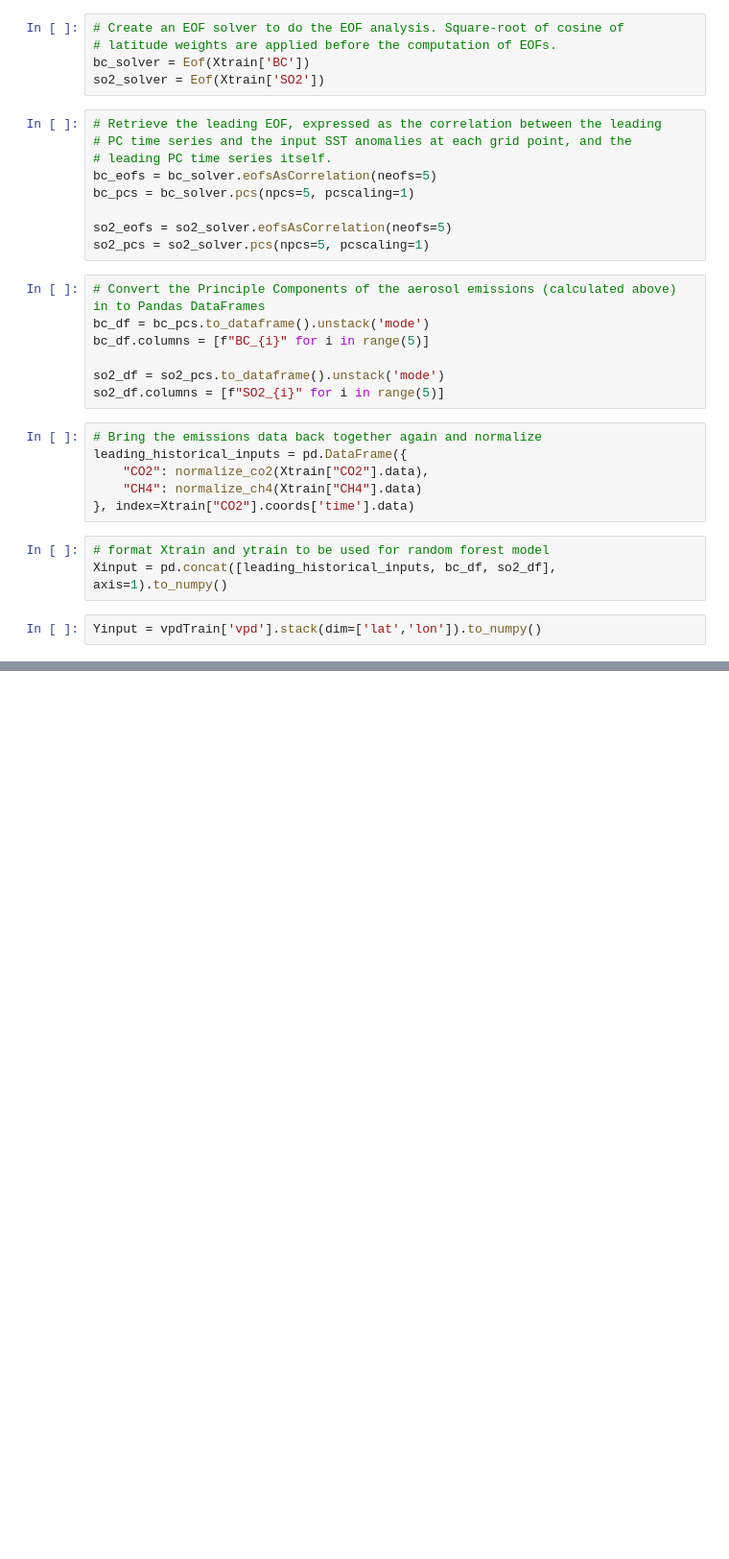
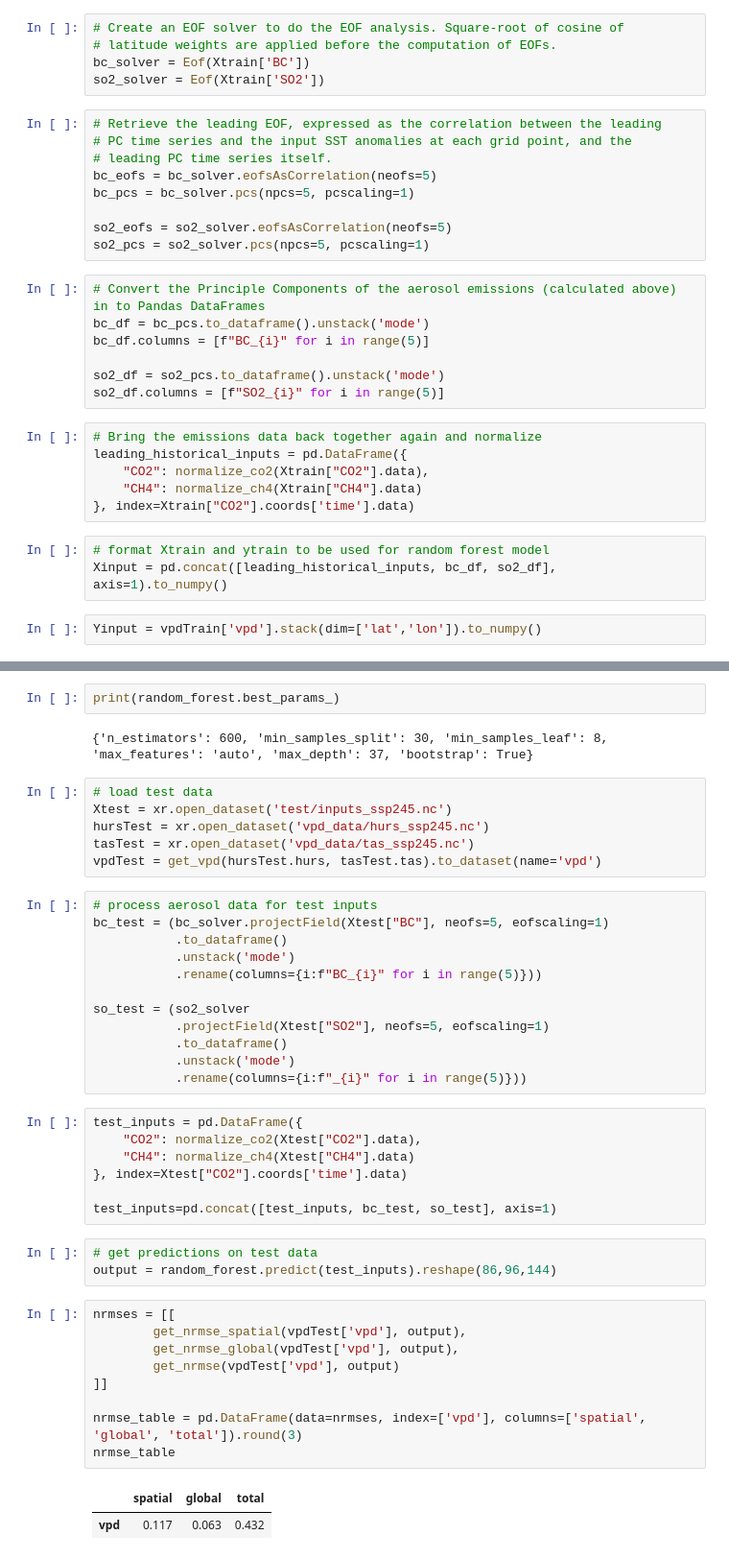
Before and after one commit to njbrodie/DSC180B-B03, a Jupyter notebook: vpd_rf.ipynb, the cells around one changed output, grey strips where cells are left out. Shown: that part at 96% size. Drawn from its saved outputs; the diff is of its cells as text; blank space fills up the shorter version.

```diff
--- a/vpd_rf.ipynb
+++ b/vpd_rf.ipynb
@@ -150,0 +171,44 @@ Fitting 3 folds for each of 29 candidates, totalling 87 fits
+# %%
+print(random_forest.best_params_)
+# %% [output]
+{'n_estimators': 600, 'min_samples_split': 30, 'min_samples_leaf': 8, 'max_features': 'auto', 'max_depth': 37, 'bootstrap': True}
+# %%
+# load test data
+Xtest = xr.open_dataset('test/inputs_ssp245.nc')
+hursTest = xr.open_dataset('vpd_data/hurs_ssp245.nc')
+tasTest = xr.open_dataset('vpd_data/tas_ssp245.nc')
+vpdTest = get_vpd(hursTest.hurs, tasTest.tas).to_dataset(name='vpd')
+# %%
+# process aerosol data for test inputs
+bc_test = (bc_solver.projectField(Xtest["BC"], neofs=5, eofscaling=1)
+           .to_dataframe()
+           .unstack('mode')
+           .rename(columns={i:f"BC_{i}" for i in range(5)}))
+
+so_test = (so2_solver
+           .projectField(Xtest["SO2"], neofs=5, eofscaling=1)
+           .to_dataframe()
+           .unstack('mode')
+           .rename(columns={i:f"_{i}" for i in range(5)}))
+# %%
+test_inputs = pd.DataFrame({
+    "CO2": normalize_co2(Xtest["CO2"].data),
+    "CH4": normalize_ch4(Xtest["CH4"].data)
+}, index=Xtest["CO2"].coords['time'].data)
+
+test_inputs=pd.concat([test_inputs, bc_test, so_test], axis=1)
+# %%
+# get predictions on test data
+output = random_forest.predict(test_inputs).reshape(86,96,144)
+# %%
+nrmses = [[
+        get_nrmse_spatial(vpdTest['vpd'], output),
+        get_nrmse_global(vpdTest['vpd'], output),
+        get_nrmse(vpdTest['vpd'], output)
+]]
+
+nrmse_table = pd.DataFrame(data=nrmses, index=['vpd'], columns=['spatial', 'global', 'total']).round(3)
+nrmse_table
+# %% [output]
+|  | spatial | global | total |
+| vpd | 0.117 | 0.063 | 0.432 |
```
Also changed, not shown: parts of 11 cells of this notebook.
